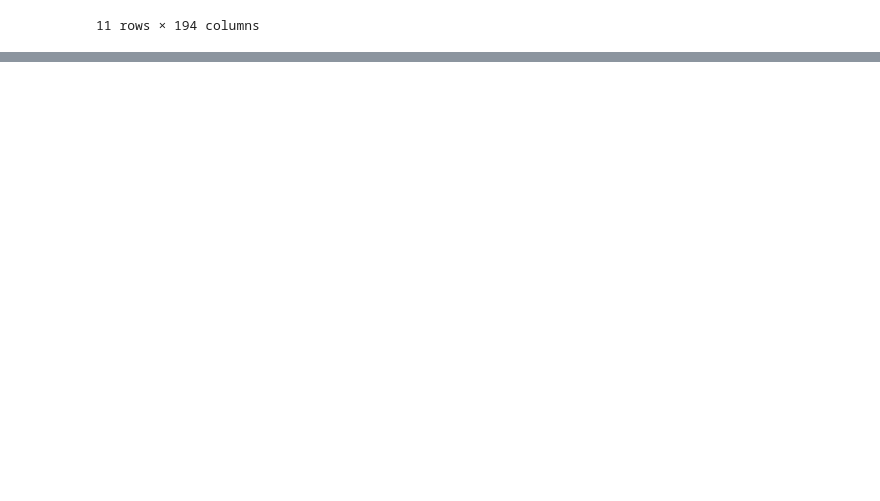
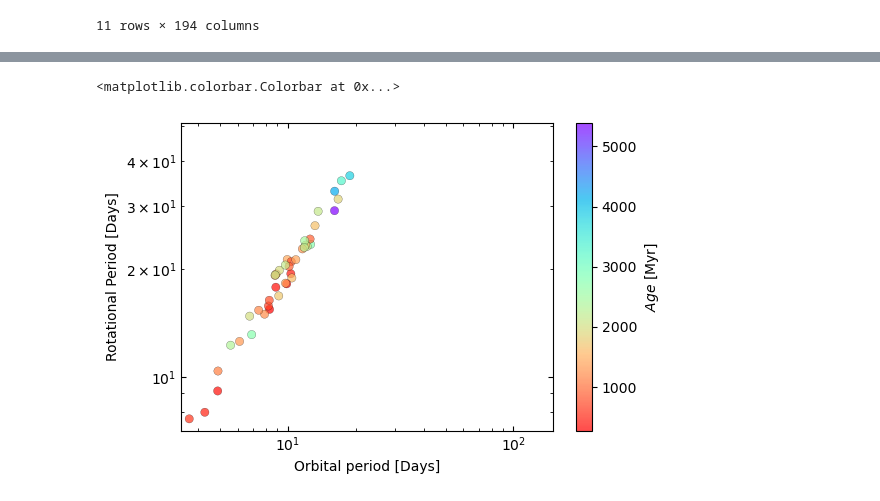
Before and after one commit to ylaksl/Exoplanets-Stats, a Jupyter notebook: sylvio.ipynb, the cells around one changed output, grey strips where cells are left out. Saved outputs shown, nothing was run; the diff lists cells and outputs as text; code cells hidden in the pictures; blank space fills up the shorter version.

```diff
--- a/sylvio.ipynb
+++ b/sylvio.ipynb
@@ -660,3 +624,5 @@ ages
 | 5241 | TOI-238 c | TOI-238 | c | NaN | TIC 9006668 | 1 | 2 | Radial Velocity | 2024 | ... |
 | 5426 | TOI-712 b | TOI-712 | b | NaN | TIC 150151262 | 1 | 3 | Transit | 2022 | ... |
 11 rows × 194 columns
+# %%
+pl_age = pd.read_csv(r'C:\Users\ylana\Downloads\confirmed_pl_age.csv')
@@ -662,0 +640,21 @@ ages
+# %%
+plt.figure(figsize=(6,4))
+#plt.scatter(sample['pl_orbper'], sample['Prot'], s = sample['pl_rade']*2 ,cmap = 'rainbow_r', c = sample['Teff'], ec = 'black', lw = 0.2).set_clim(3250, 7000) #data2['Teff'])
+plt.scatter(pl_age['Porb'], pl_age['Prot'] ,cmap = 'rainbow_r', c = pl_age['$Age_{gyro}$'], alpha = 0.7, ec = 'black', lw = 0.2, ) #data2['Teff'])
+
+
+plt.xscale("log")
+plt.yscale("log")
+plt.xlabel("Orbital period [Days]")
+plt.ylabel("Rotational Period [Days]")
+plt.tick_params(direction='in', which = 'both', bottom = 1, top =1, left = 1, right = 1)
+plt.annotate(f" n = { len(pl_age) }",[1,2],fontsize=10)
+plt.xlim(0,150)
+plt.ylim(0,51)
+
+
+
+plt.colorbar(label = r'$Age$ [Myr]')
+# %% [output]
+<matplotlib.colorbar.Colorbar at 0x...>
+[figure, added]
```
Also changed, not shown: parts of 8 cells of this notebook.
